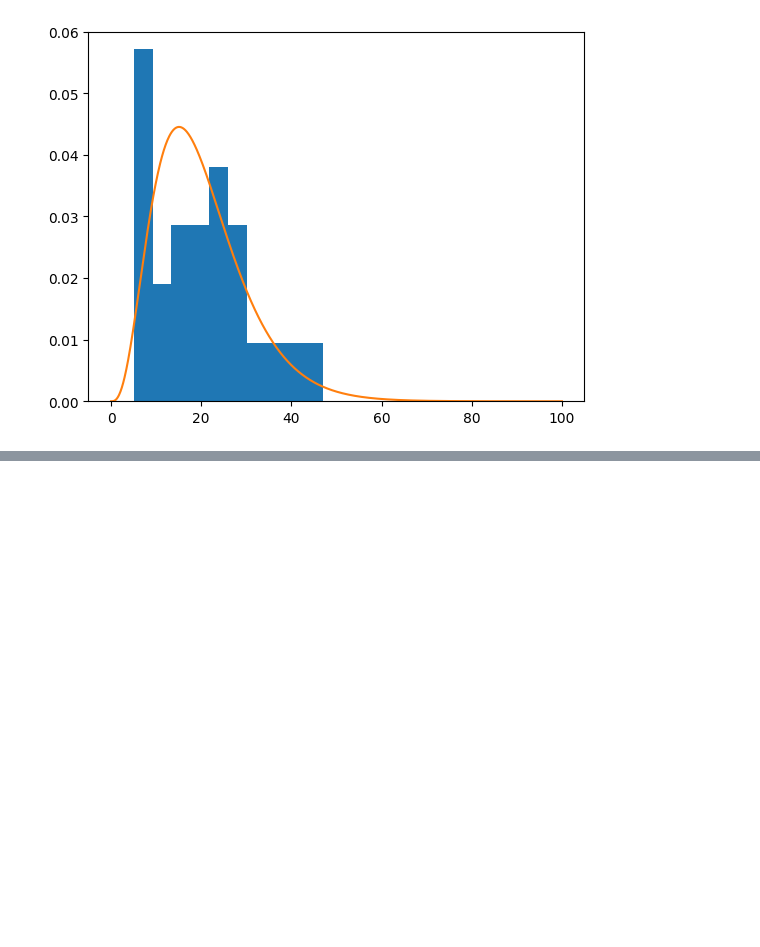
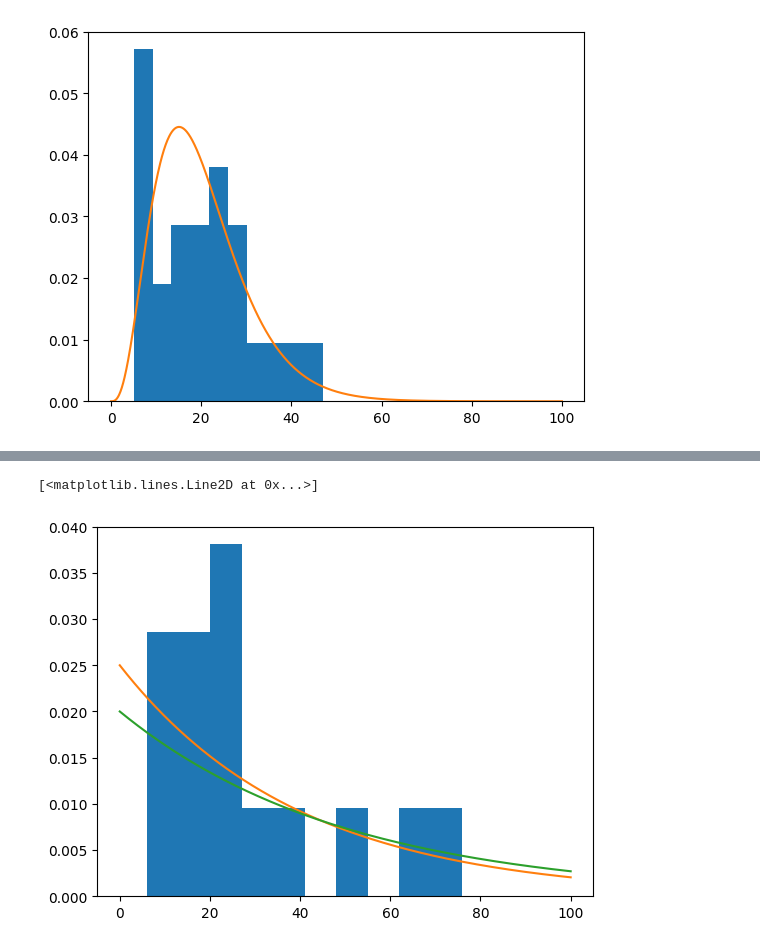
Before and after one commit to RalphExp/MachineLearning, a Jupyter notebook: Statistics/chapter06/maximum-likelyhood-method.ipynb, the cells around one changed output, grey strips where cells are left out. Saved outputs shown, nothing was run; the diff lists cells and outputs as text; code cells hidden in the pictures; blank space fills up the shorter version.

```diff
--- a/Statistics/chapter06/maximum-likelyhood-method.ipynb
+++ b/Statistics/chapter06/maximum-likelyhood-method.ipynb
@@ -30,0 +41,13 @@ theta: 5.03
+# %%
+data = numpy.array([19, 15, 76, 23, 24, 66, 27, 12, 25, 7, 6, 16, 51, 26, 39])
+plt.hist(data, bins=10, density=True)
+
+x = numpy.linspace(0, 100, 1000)
+y = stats.gamma.pdf(x, a=1, scale=40)
+plt.plot(x, y)
+
+y = stats.gamma.pdf(x, a=1, scale=50)
+plt.plot(x, y)
+# %% [output]
+[<matplotlib.lines.Line2D at 0x...>]
+[figure, added]
```
Also changed, not shown: parts of 2 cells of this notebook.
